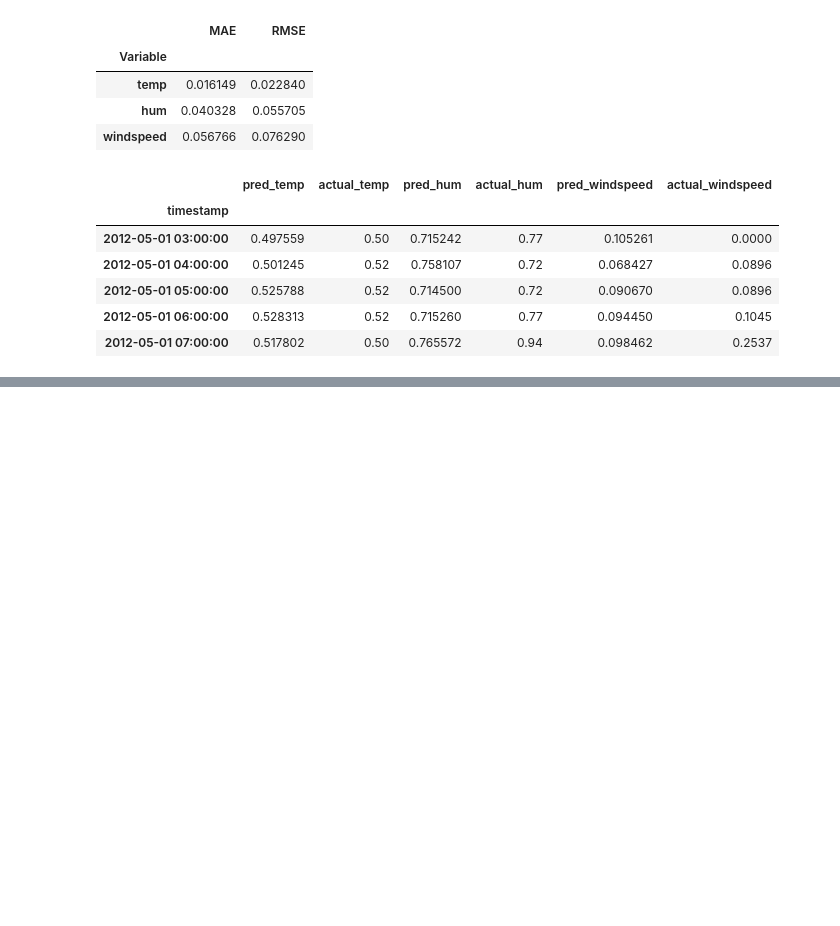
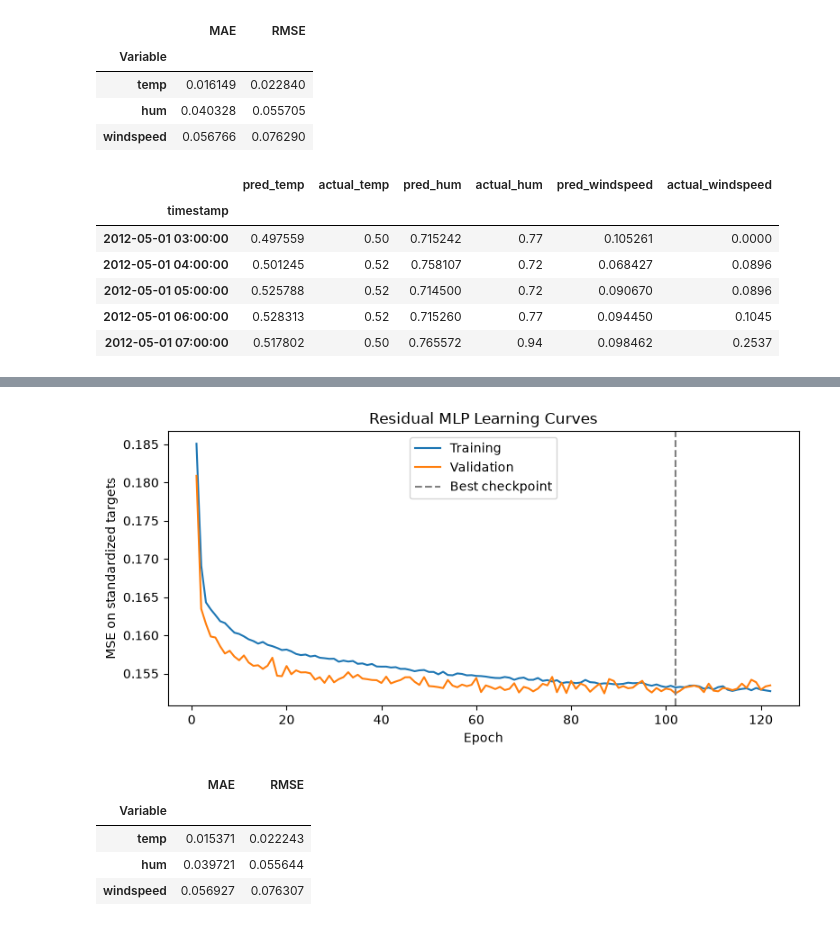
Before and after one commit to YileiJ/bike-demand-forecasting, a Jupyter notebook: P1/project.ipynb, the cells around one changed output, grey strips where cells are left out. Cells and saved outputs as stored; diff of their text form; code cells hidden in the pictures; blank space fills up the shorter version.

Commit message:
Add residual MLP

```diff
--- a/P1/project.ipynb
+++ b/P1/project.ipynb
@@ -582,0 +799,79 @@ display(standard_val_predictions.head())
+# %%
+# Learning curves on the standardized target scale.
+epochs = np.arange(1, len(residual_history["train"]) + 1)
+
+plt.figure(figsize=(8, 4))
+plt.plot(epochs, residual_history["train"], label="Training")
+plt.plot(epochs, residual_history["val"], label="Validation")
+plt.axvline(
+    residual_best_epoch,
+    color="gray",
+    linestyle="--",
+    label="Best checkpoint",
+)
+plt.xlabel("Epoch")
+plt.ylabel("MSE on standardized targets")
+plt.title("Residual MLP Learning Curves")
+plt.legend()
+plt.tight_layout()
+plt.show()
+
+# Predictions on the original CSV scale.
+with torch.no_grad():
+    residual_val_pred_scaled = residual_mlp(
+        X_val_tensor
+    ).cpu().numpy()
+
+residual_val_pred = y_scaler.inverse_transform(
+    residual_val_pred_scaled
+)
+
+val_actual = val_data[nn1_target_cols].to_numpy(dtype=np.float32)
+
+metrics = []
+
+for i, variable in enumerate(nn1_target_cols):
+    metrics.append({
+        "Variable": variable,
+        "MAE": mean_absolute_error(
+            val_actual[:, i], residual_val_pred[:, i]
+        ),
+        "RMSE": np.sqrt(
+            mean_squared_error(
+                val_actual[:, i], residual_val_pred[:, i]
+            )
+        ),
+    })
+
+residual_val_metrics = pd.DataFrame(
+    metrics
+).set_index("Variable")
+
+display(residual_val_metrics)
+
+# Predicted and actual values, aligned by target timestamp.
+residual_val_predictions = pd.DataFrame(
+    residual_val_pred,
+    index=val_data.index,
+    columns=["pred_temp", "pred_hum", "pred_windspeed"],
+)
+
+for variable in nn1_target_cols:
+    residual_val_predictions[f"actual_{variable}"] = val_data[variable]
+
+paired_cols = [
+    name
+    for variable in nn1_target_cols
+    for name in [f"pred_{variable}", f"actual_{variable}"]
+]
+
+residual_val_predictions = residual_val_predictions[paired_cols]
+
+display(residual_val_predictions.head())
+# %% [output]
+[figure, added]
+|  | MAE | RMSE |
+| Variable |  |  |
+| temp | 0.015371 | 0.022243 |
+| hum | 0.039721 | 0.055644 |
+| windspeed | 0.056927 | 0.076307 |
```
Also changed, not shown: parts of 7 cells of this notebook.
